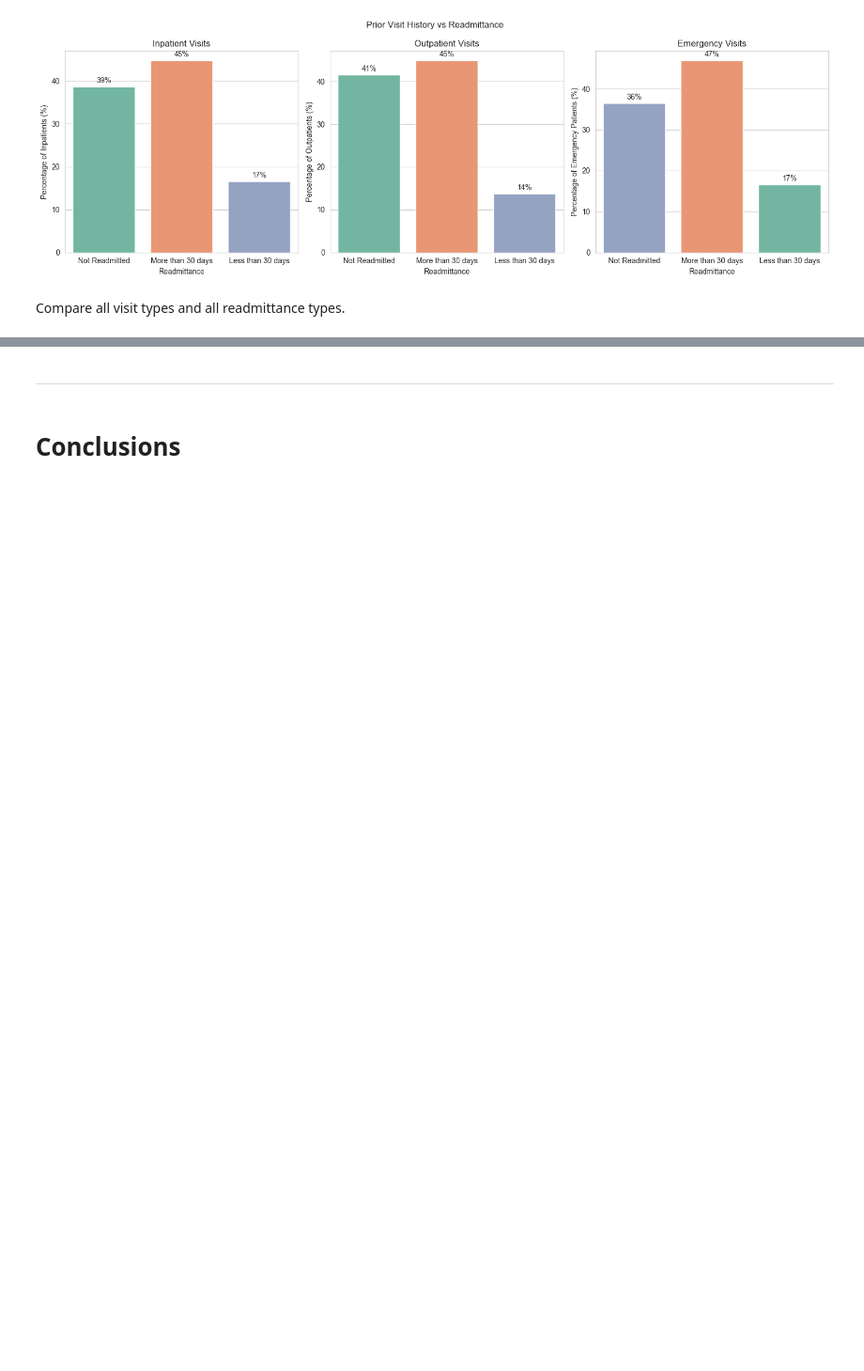
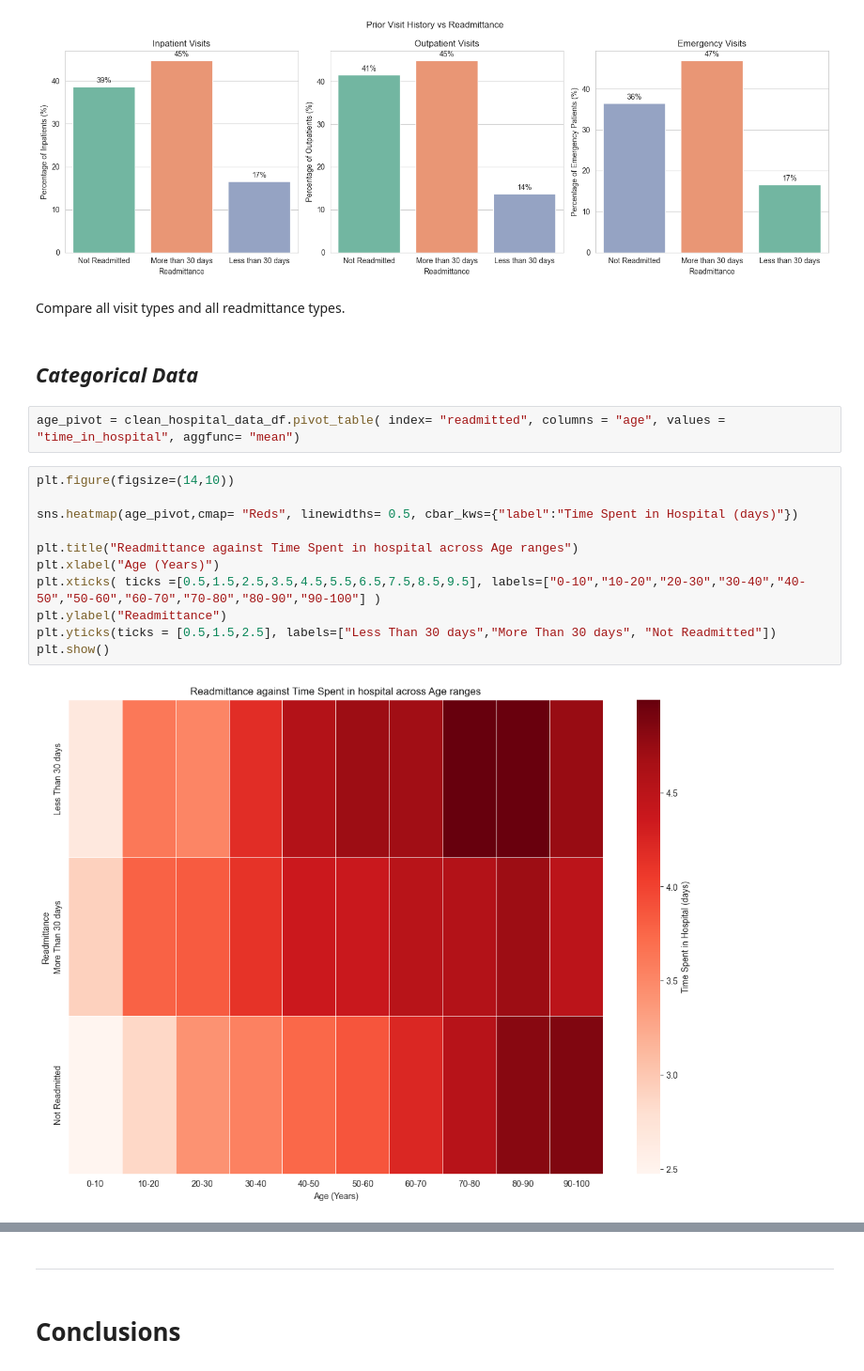
Before and after one commit to naqashb7/hospital_readmission_rates_analysis, a Jupyter notebook: jupyter_notebooks/EDA.ipynb, the cells around one changed output, grey strips where cells are left out. Shown at 94% size. Cells and saved outputs as stored; diff of their text form; blank space fills up the shorter version.

Commit message:
Categorical data visualisations

```diff
--- a/jupyter_notebooks/EDA.ipynb
+++ b/jupyter_notebooks/EDA.ipynb
@@ -340,3 +340,20 @@ plt.show()
 [figure]
 # %% [markdown]
 Compare all visit types and all readmittance types.
+# %% [markdown]
+ ## _Categorical Data_
+# %%
+age_pivot = clean_hospital_data_df.pivot_table( index= "readmitted", columns = "age", values = "time_in_hospital", aggfunc= "mean")
+# %%
+plt.figure(figsize=(14,10))
+
+sns.heatmap(age_pivot,cmap= "Reds", linewidths= 0.5, cbar_kws={"label":"Time Spent in Hospital (days)"})
+
+plt.title("Readmittance against Time Spent in hospital across Age ranges")
+plt.xlabel("Age (Years)")
+plt.xticks( ticks =[0.5,1.5,2.5,3.5,4.5,5.5,6.5,7.5,8.5,9.5], labels=["0-10","10-20","20-30","30-40","40-50","50-60","60-70","70-80","80-90","90-100"] )
+plt.ylabel("Readmittance")
+plt.yticks(ticks = [0.5,1.5,2.5], labels=["Less Than 30 days","More Than 30 days", "Not Readmitted"])
+plt.show()
+# %% [output]
+[figure, added]
```
Also changed, not shown: parts of 10 cells of this notebook.
